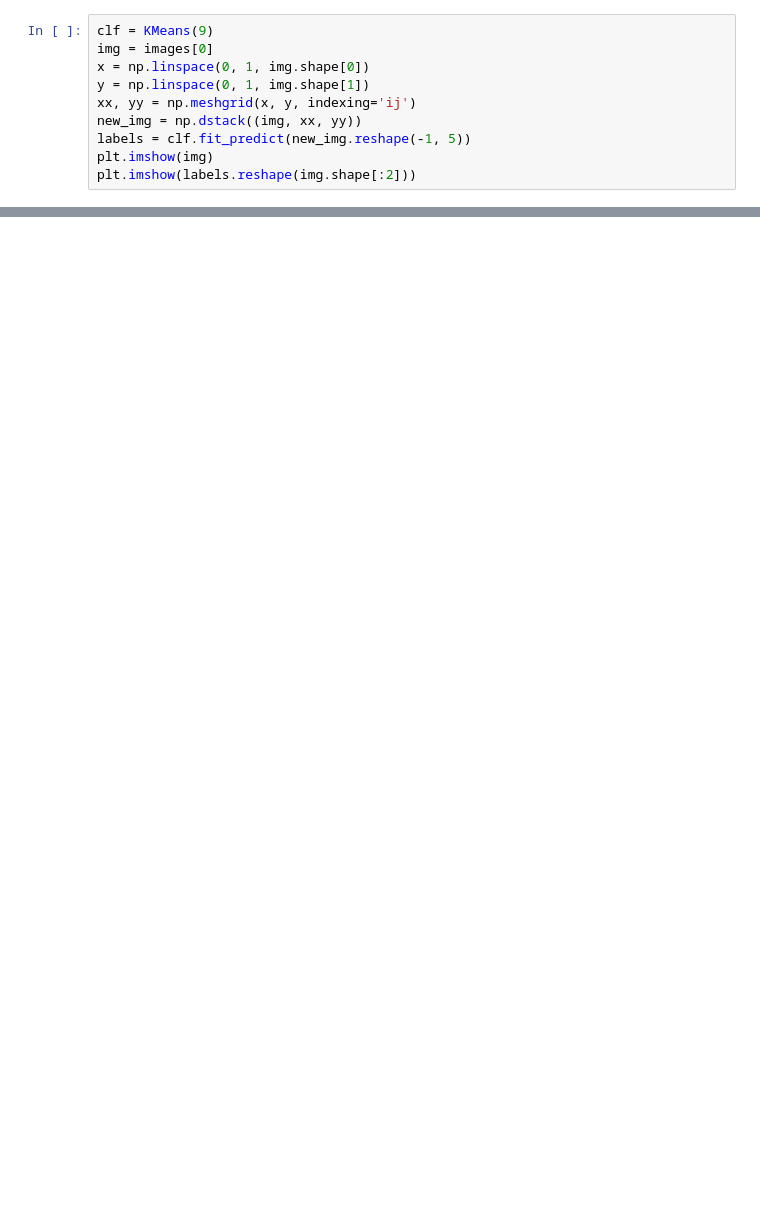
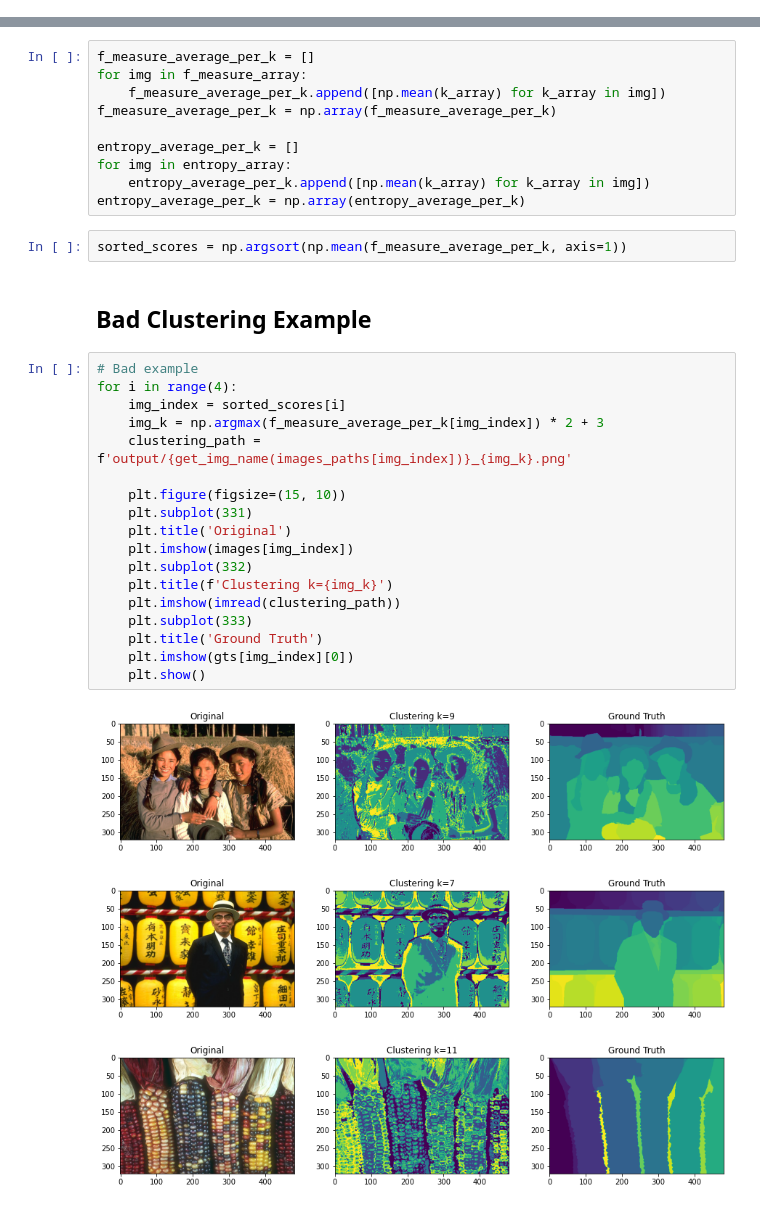
Before and after one commit to ABE-Mark45/kmeans-segmentation, a Jupyter notebook: main.ipynb, the cells around one changed output, grey strips where cells are left out. Cells and saved outputs as stored; diff of their text form; blank space fills up the shorter version.

```diff
--- a/main.ipynb
+++ b/main.ipynb
@@ -17,10 +26,0 @@ gts = [loadmat(path)['groundTruth'][0][0][0][0][0] for path in gt_paths]
-# %%
-clf = KMeans(9)
-img = images[0]
-x = np.linspace(0, 1, img.shape[0])
-y = np.linspace(0, 1, img.shape[1])
-xx, yy = np.meshgrid(x, y, indexing='ij')
-new_img = np.dstack((img, xx, yy))
-labels = clf.fit_predict(new_img.reshape(-1, 5))
-plt.imshow(img)
-plt.imshow(labels.reshape(img.shape[:2]))
@@ -29,0 +179,36 @@ plt.imshow(labels.reshape(img.shape[:2]))
+# %%
+f_measure_average_per_k = []
+for img in f_measure_array:
+    f_measure_average_per_k.append([np.mean(k_array) for k_array in img])
+f_measure_average_per_k = np.array(f_measure_average_per_k)
+
+entropy_average_per_k = []
+for img in entropy_array:
+    entropy_average_per_k.append([np.mean(k_array) for k_array in img])
+entropy_average_per_k = np.array(entropy_average_per_k)
+# %%
+sorted_scores = np.argsort(np.mean(f_measure_average_per_k, axis=1))
+# %% [markdown]
+## Bad Clustering Example
+# %%
+# Bad example
+for i in range(4):
+    img_index = sorted_scores[i]
+    img_k = np.argmax(f_measure_average_per_k[img_index]) * 2 + 3
+    clustering_path = f'output/{get_img_name(images_paths[img_index])}_{img_k}.png'
+
+    plt.figure(figsize=(15, 10))
+    plt.subplot(331)
+    plt.title('Original')
+    plt.imshow(images[img_index])
+    plt.subplot(332)
+    plt.title(f'Clustering k={img_k}')
+    plt.imshow(imread(clustering_path))
+    plt.subplot(333)
+    plt.title('Ground Truth')
+    plt.imshow(gts[img_index][0])
+    plt.show()
+# %% [output]
+[figure, added]
+[figure, added]
+[figure, added]
```
Also changed, not shown: parts of 16 cells of this notebook.
